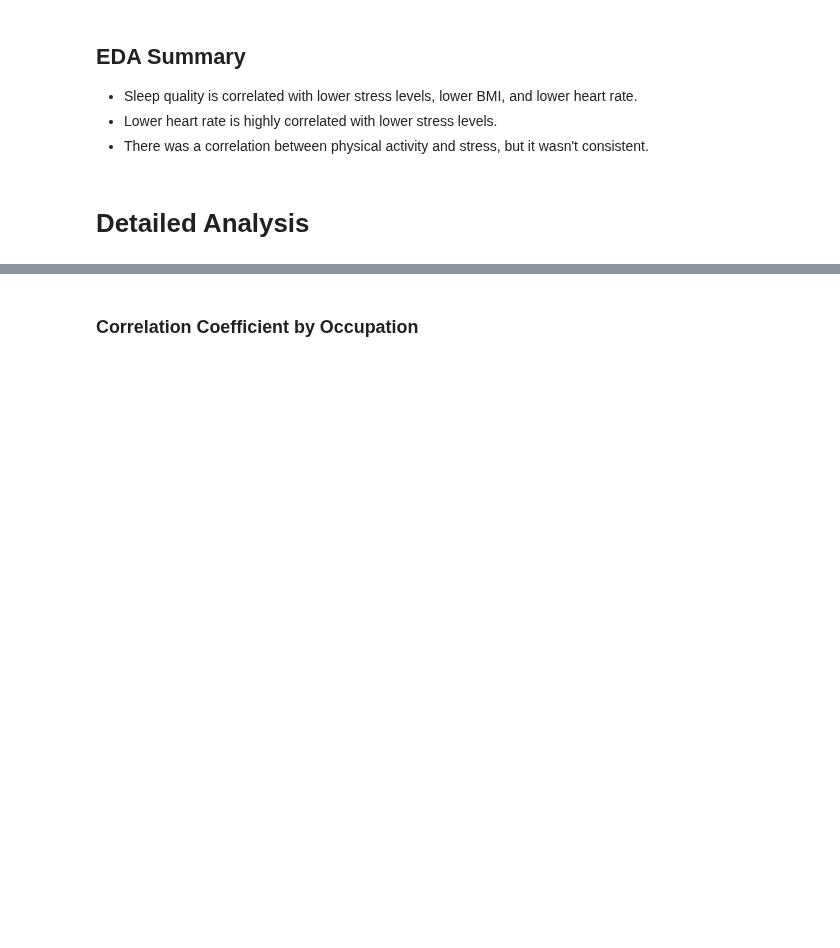
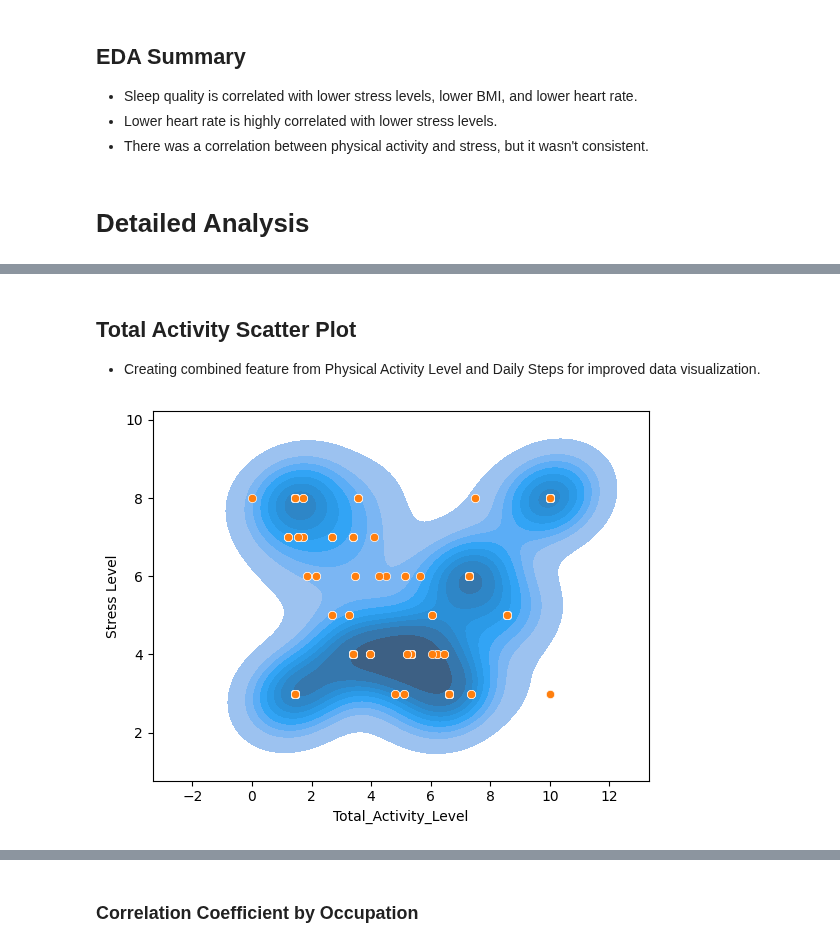
Before and after one commit to DanielLevenstein/stress_vs_physical_activity_data_exploration, a Jupyter notebook: stress-vs-physical-activity-correlation-notebook.ipynb, the cells around one changed output, grey strips where cells are left out. Drawn from its saved outputs; the diff is of its cells as text; code cells hidden in the pictures; blank space fills up the shorter version.

```diff
--- a/stress-vs-physical-activity-correlation-notebook.ipynb
+++ b/stress-vs-physical-activity-correlation-notebook.ipynb
@@ -286,4 +261,0 @@ Index(['Gender', 'Age', 'Sleep Duration', 'Quality of Sleep',
-# %%
-df_agg['Total_Activity_Level'] = (df_clean['Physical Activity Level'] + df_clean['Daily Steps']) / 2
-sns.kdeplot(data=df_agg, x="Total_Activity_Level", y="Stress Level", fill=True)
-sns.scatterplot(data=df_agg, x="Total_Activity_Level", y="Stress Level");
@@ -295,16 +261,0 @@ sns.scatterplot(data=df_agg, x="Total_Activity_Level", y="Stress Level");
-# %%
-from sklearn.cluster import KMeans
-
-physical_activity_cols = ['Physical Activity Level', 'Daily Steps', 'Stress Level']
-df_clusters = df_clean[physical_activity_cols]
-kmeans = KMeans(n_clusters=3, random_state=0)
-kmeans.fit(df_clusters)
-df_agg['Cluster'] = kmeans.labels_
-df_agg['Cluster_Name'] = df_agg['Cluster'].map(
-    {0: 'Low Stress, Medium Activity', 1: 'High Stress, High Activity', 2: 'Low Activity, High Stress'})
-
-# Create subplots
-
-sns.kdeplot(data=df_agg, x="Total_Activity_Level", y="Stress Level", hue="Cluster_Name", fill=True, palette="viridis")
-sns.scatterplot(data=df_agg, x="Total_Activity_Level", y="Stress Level", hue="Cluster_Name", palette="viridis")
-plt.savefig(IMG_DIR+"/Stress_Level_by_Cluster.png")
@@ -345,0 +298,9 @@ Text(0.5, 1.0, 'Low Activity, High Stress')
+# %% [markdown]
+## Total Activity Scatter Plot
+- Creating combined feature from Physical Activity Level and Daily Steps for improved data visualization.
+# %%
+df_agg['Total_Activity_Level'] = (df_normalized['Physical Activity Level'] + df_normalized['Daily Steps']) / 2
+sns.kdeplot(data=df_agg, x="Total_Activity_Level", y="Stress Level", fill=True)
+sns.scatterplot(data=df_agg, x="Total_Activity_Level", y="Stress Level");
+# %% [output]
+[figure, added]
```
Also changed, not shown: parts of 59 cells of this notebook.
